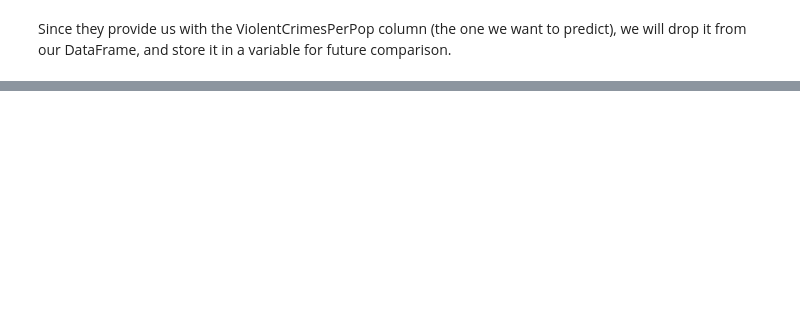
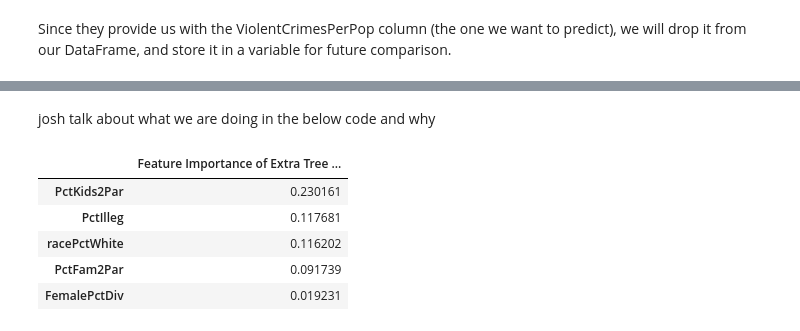
Before and after one commit to ddeychak/ddeychak.github.io, a Jupyter notebook: FinalTutorial - Gold Master.ipynb, the cells around one changed output, grey strips where cells are left out. Cells and saved outputs as stored; diff of their text form; code cells hidden in the pictures; blank space fills up the shorter version.

```diff
--- a/FinalTutorial - Gold Master.ipynb
+++ b/FinalTutorial - Gold Master.ipynb
@@ -328,0 +342,15 @@ ICD.display(rfDF)
+# %% [markdown]
+josh talk about what we are doing in the below code and why
+# %%
+#Create a Extra Tree Regressor feature importance dataframe
+etDF = pd.DataFrame(a[sorted_indET[-5:]], columns=['Feature Importance of Extra Tree Regressor'])
+etDF.index = data_df.columns[sorted_indET[-5:]]
+etDF = etDF.sort_values(ascending=False, by='Feature Importance of Extra Tree Regressor')
+ICD.display(etDF)
+# %% [output]
+|  | Feature Importance of Extra Tree ... |
+| PctKids2Par | 0.230161 |
+| PctIlleg | 0.117681 |
+| racePctWhite | 0.116202 |
+| PctFam2Par | 0.091739 |
+| FemalePctDiv | 0.019231 |
```
Also changed, not shown: parts of 12 cells of this notebook.
